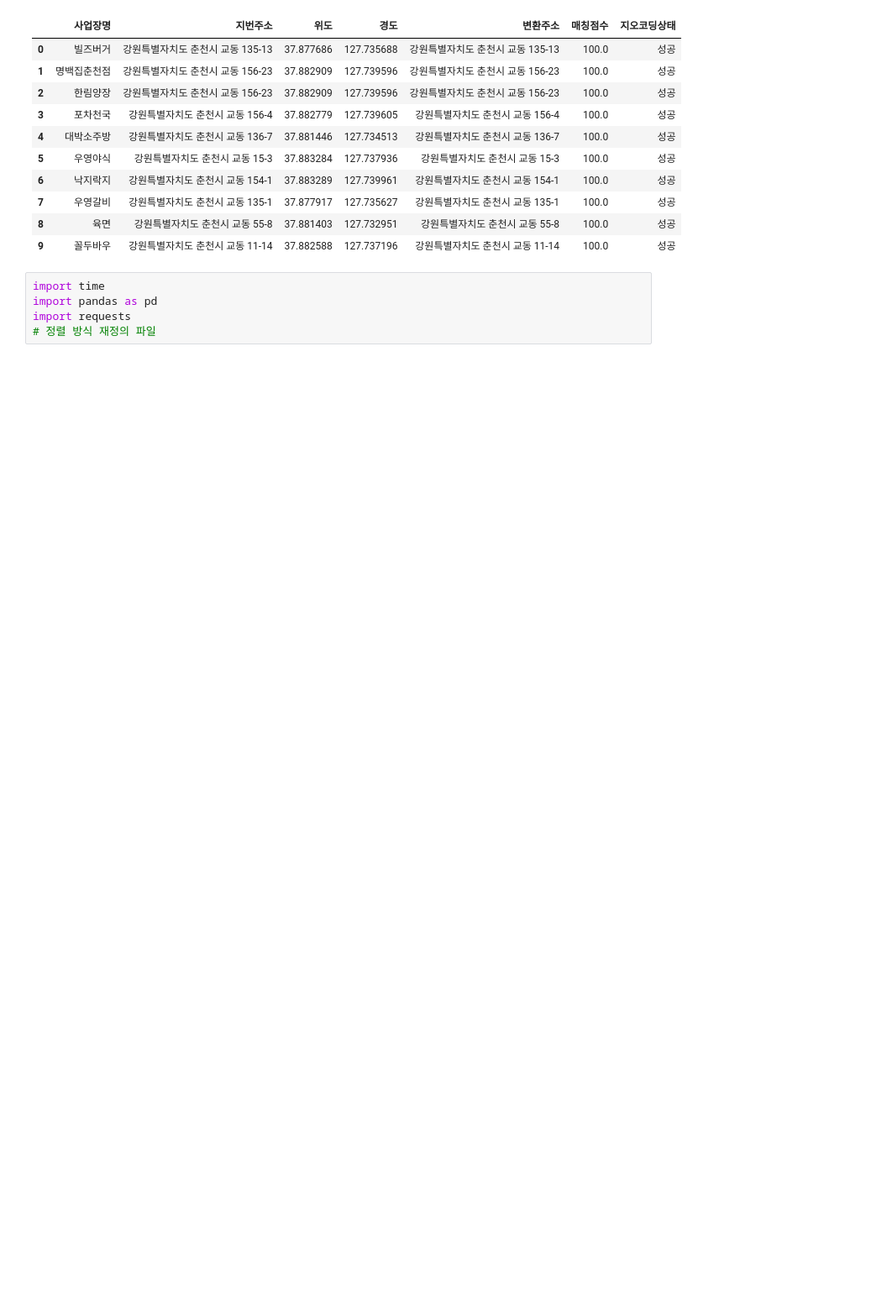
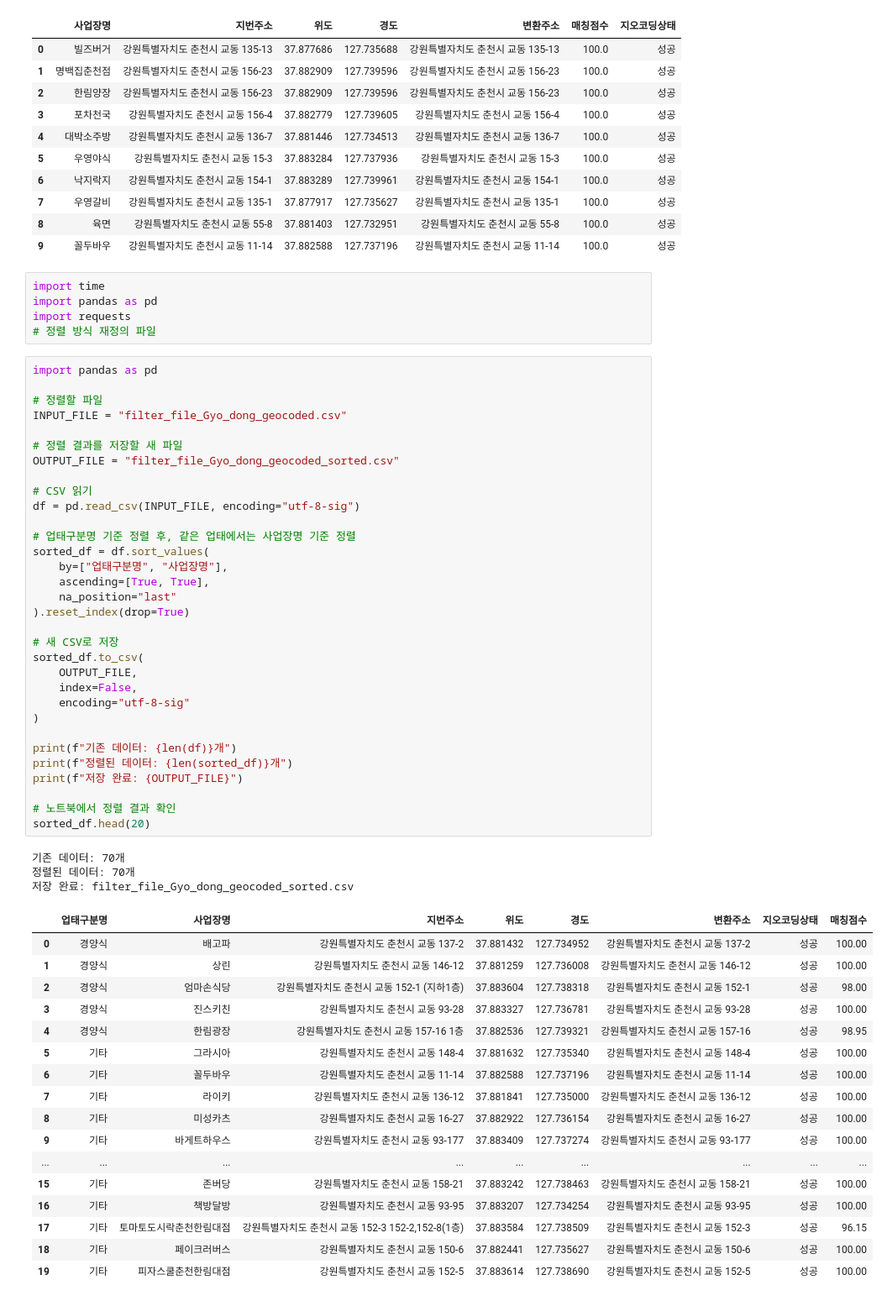
Before and after one commit to jinun02/Restaurant_List, a Jupyter notebook: 전국_음식점_정보csv/test copy.ipynb, the cells around one changed output. Shown at 84% size. Cells and saved outputs as stored; diff of their text form; blank space fills up the shorter version.

```diff
--- a/전국_음식점_정보csv/test copy.ipynb
+++ b/전국_음식점_정보csv/test copy.ipynb
@@ -352,3 +352,56 @@ import time
 import pandas as pd
 import requests
 # 정렬 방식 재정의 파일
+# %%
+import pandas as pd
+
+# 정렬할 파일
+INPUT_FILE = "filter_file_Gyo_dong_geocoded.csv"
+
+# 정렬 결과를 저장할 새 파일
+OUTPUT_FILE = "filter_file_Gyo_dong_geocoded_sorted.csv"
+
+# CSV 읽기
+df = pd.read_csv(INPUT_FILE, encoding="utf-8-sig")
+
+# 업태구분명 기준 정렬 후, 같은 업태에서는 사업장명 기준 정렬
+sorted_df = df.sort_values(
+    by=["업태구분명", "사업장명"],
+    ascending=[True, True],
+    na_position="last"
+).reset_index(drop=True)
+
+# 새 CSV로 저장
+sorted_df.to_csv(
+    OUTPUT_FILE,
+    index=False,
+    encoding="utf-8-sig"
+)
+
+print(f"기존 데이터: {len(df)}개")
+print(f"정렬된 데이터: {len(sorted_df)}개")
+print(f"저장 완료: {OUTPUT_FILE}")
+
+# 노트북에서 정렬 결과 확인
+sorted_df.head(20)
+# %% [output]
+기존 데이터: 70개
+정렬된 데이터: 70개
+저장 완료: filter_file_Gyo_dong_geocoded_sorted.csv
+|  | 업태구분명 | 사업장명 | 지번주소 | 위도 | 경도 | 변환주소 | 지오코딩상태 | 매칭점수 |
+| 0 | 경양식 | 배고파 | 강원특별자치도 춘천시 교동 137-2 | 37.881432 | 127.734952 | 강원특별자치도 춘천시 교동 137-2 | 성공 | 100.00 |
+| 1 | 경양식 | 상린 | 강원특별자치도 춘천시 교동 146-12 | 37.881259 | 127.736008 | 강원특별자치도 춘천시 교동 146-12 | 성공 | 100.00 |
+| 2 | 경양식 | 엄마손식당 | 강원특별자치도 춘천시 교동 152-1 (지하1층) | 37.883604 | 127.738318 | 강원특별자치도 춘천시 교동 152-1 | 성공 | 98.00 |
+| 3 | 경양식 | 진스키친 | 강원특별자치도 춘천시 교동 93-28 | 37.883327 | 127.736781 | 강원특별자치도 춘천시 교동 93-28 | 성공 | 100.00 |
+| 4 | 경양식 | 한림광장 | 강원특별자치도 춘천시 교동 157-16 1층 | 37.882536 | 127.739321 | 강원특별자치도 춘천시 교동 157-16 | 성공 | 98.95 |
+| 5 | 기타 | 그라시아 | 강원특별자치도 춘천시 교동 148-4 | 37.881632 | 127.735340 | 강원특별자치도 춘천시 교동 148-4 | 성공 | 100.00 |
+| 6 | 기타 | 꼴두바우 | 강원특별자치도 춘천시 교동 11-14 | 37.882588 | 127.737196 | 강원특별자치도 춘천시 교동 11-14 | 성공 | 100.00 |
+| 7 | 기타 | 라이키 | 강원특별자치도 춘천시 교동 136-12 | 37.881841 | 127.735000 | 강원특별자치도 춘천시 교동 136-12 | 성공 | 100.00 |
+| 8 | 기타 | 미성카츠 | 강원특별자치도 춘천시 교동 16-27 | 37.882922 | 127.736154 | 강원특별자치도 춘천시 교동 16-27 | 성공 | 100.00 |
+| 9 | 기타 | 바게트하우스 | 강원특별자치도 춘천시 교동 93-177 | 37.883409 | 127.737274 | 강원특별자치도 춘천시 교동 93-177 | 성공 | 100.00 |
+| ... | ... | ... | ... | ... | ... | ... | ... | ... |
+| 15 | 기타 | 존버당 | 강원특별자치도 춘천시 교동 158-21 | 37.883242 | 127.738463 | 강원특별자치도 춘천시 교동 158-21 | 성공 | 100.00 |
+| 16 | 기타 | 책방달방 | 강원특별자치도 춘천시 교동 93-95 | 37.883207 | 127.734254 | 강원특별자치도 춘천시 교동 93-95 | 성공 | 100.00 |
+| 17 | 기타 | 토마토도시락춘천한림대점 | 강원특별자치도 춘천시 교동 152-3 152-2,152-8(1층) | 37.883584 | 127.738509 | 강원특별자치도 춘천시 교동 152-3 | 성공 | 96.15 |
+| 18 | 기타 | 페이크러버스 | 강원특별자치도 춘천시 교동 150-6 | 37.882441 | 127.735627 | 강원특별자치도 춘천시 교동 150-6 | 성공 | 100.00 |
+| 19 | 기타 | 피자스쿨춘천한림대점 | 강원특별자치도 춘천시 교동 152-5 | 37.883614 | 127.738690 | 강원특별자치도 춘천시 교동 152-5 | 성공 | 100.00 |
```
Also changed, not shown: parts of 1 cell of this notebook.
